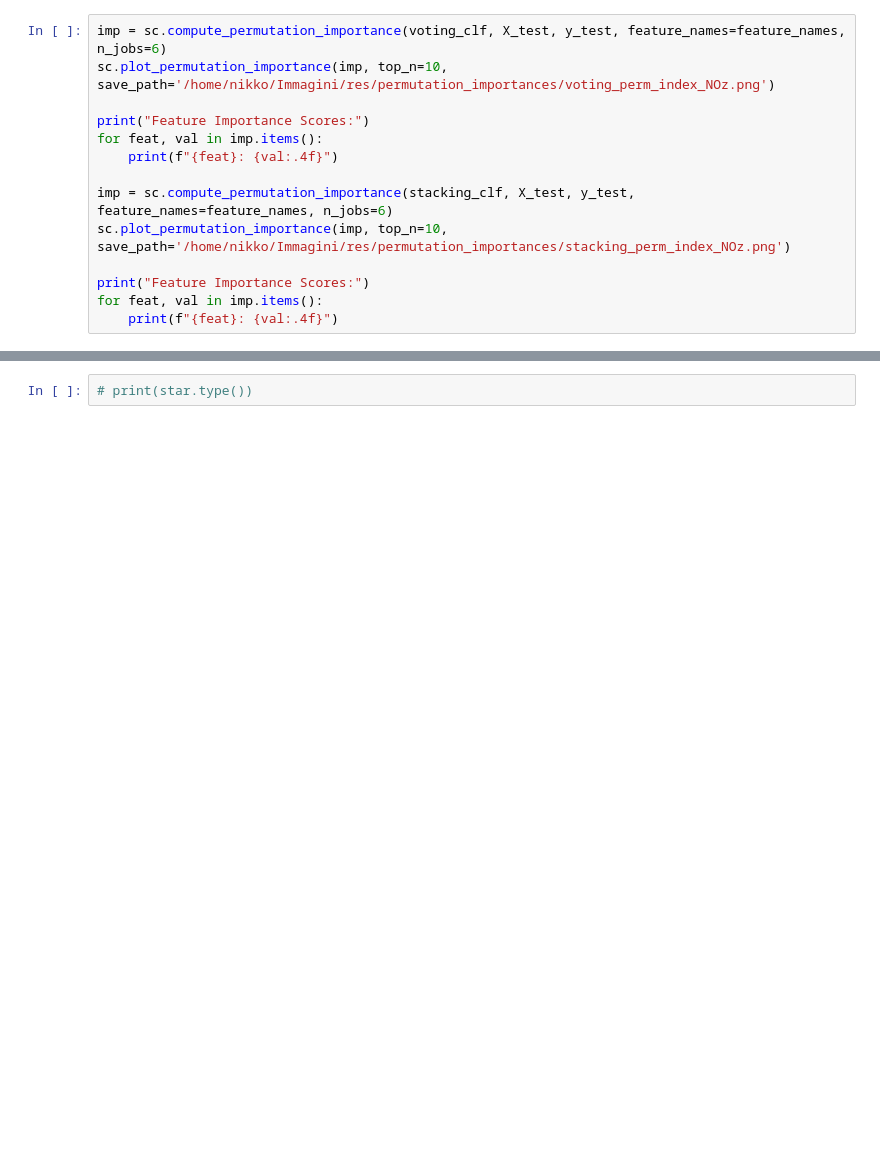
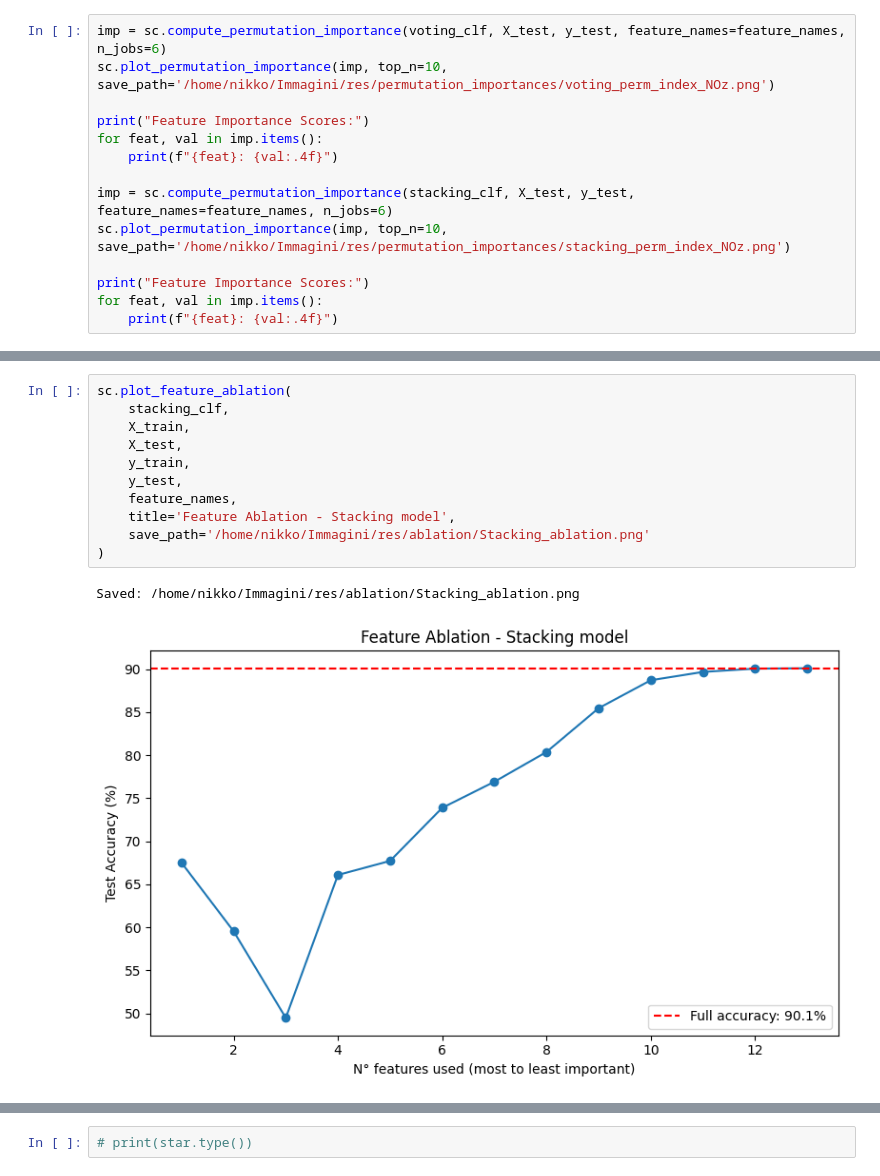
Before and after one commit to nicolomeneguzzo/Computational-Physics-2026, a Jupyter notebook: Astrophysical-Objects-Recognition/notebooks/classificator_compare.ipynb, the cells around one changed output, grey strips where cells are left out. Drawn from its saved outputs; the diff is of its cells as text; blank space fills up the shorter version.

```diff
--- a/Astrophysical-Objects-Recognition/notebooks/classificator_compare.ipynb
+++ b/Astrophysical-Objects-Recognition/notebooks/classificator_compare.ipynb
@@ -229,0 +216,14 @@ AttributeError: '_Voting' object has no attribute 'feature_importances_'
+# %%
+sc.plot_feature_ablation(
+    stacking_clf,
+    X_train,
+    X_test,
+    y_train,
+    y_test,
+    feature_names,
+    title='Feature Ablation - Stacking model',
+    save_path='/home/nikko/Immagini/res/ablation/Stacking_ablation.png'
+)
+# %% [output]
+Saved: /home/nikko/Immagini/res/ablation/Stacking_ablation.png
+[figure, added]
```
Also changed, not shown: parts of 3 cells of this notebook, 3 other files.
